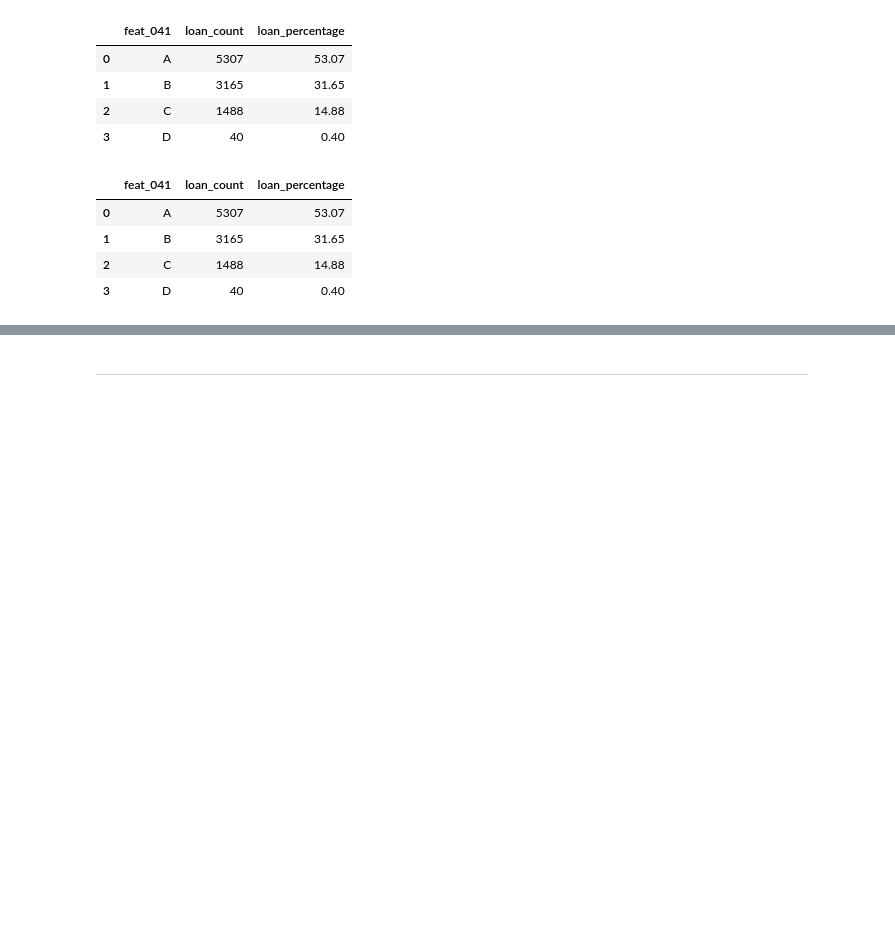
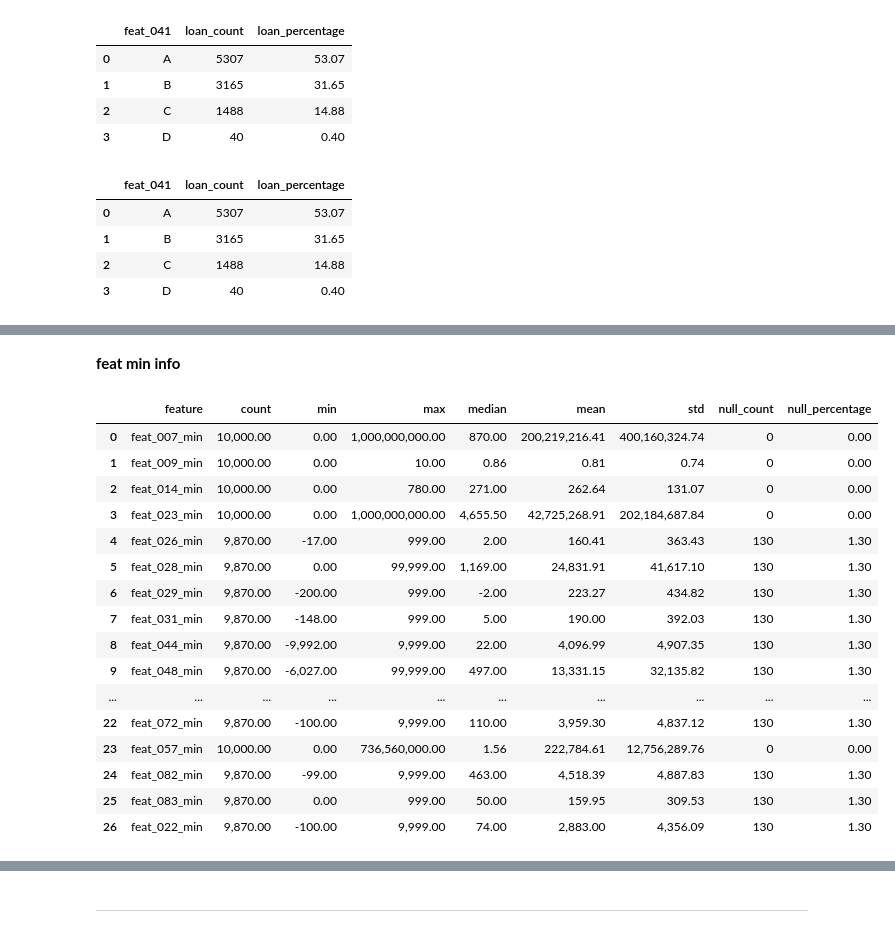
Before and after one commit to sunilramjali/credit_assessment, a Jupyter notebook: exploration/yhp_credit_exploration.ipynb, the cells around one changed output, grey strips where cells are left out. Drawn from its saved outputs; the diff is of its cells as text; code cells hidden in the pictures; blank space fills up the shorter version.

```diff
--- a/exploration/yhp_credit_exploration.ipynb
+++ b/exploration/yhp_credit_exploration.ipynb
@@ -926,0 +978,44 @@ analyse_feature_by_loss(loans, features, "feat_041", top_n=20, include_missing=F
+# %% [markdown]
+**feat min info**
+# %%
+pd.set_option("display.float_format", "{:,.2f}".format) # improve readability for data with power (e)
+# %%
+def summarise_feature_group(features, feature_groups, group_name):
+    """Summarise a named group of feature columns."""
+    feature_columns = feature_groups[group_name]
+    selected_features = features[feature_columns]
+
+    summary = (
+        selected_features
+        .agg(["count", "min", "max", "median", "mean", "std"])
+        .T
+        .reset_index()
+        .rename(columns={"index": "feature"})
+    )
+
+    summary["null_count"] = selected_features.isna().sum().to_numpy()
+    summary["null_percentage"] = (
+        summary["null_count"] / len(selected_features) * 100
+    )
+
+    return summary
+# %%
+display(summarise_feature_group(features,feature_groups,"min"))
+# %% [output]
+|  | feature | count | min | max | median | mean | std | null_count | null_percentage |
+| 0 | feat_007_min | 10,000.00 | 0.00 | 1,000,000,000.00 | 870.00 | 200,219,216.41 | 400,160,324.74 | 0 | 0.00 |
+| 1 | feat_009_min | 10,000.00 | 0.00 | 10.00 | 0.86 | 0.81 | 0.74 | 0 | 0.00 |
+| 2 | feat_014_min | 10,000.00 | 0.00 | 780.00 | 271.00 | 262.64 | 131.07 | 0 | 0.00 |
+| 3 | feat_023_min | 10,000.00 | 0.00 | 1,000,000,000.00 | 4,655.50 | 42,725,268.91 | 202,184,687.84 | 0 | 0.00 |
+| 4 | feat_026_min | 9,870.00 | -17.00 | 999.00 | 2.00 | 160.41 | 363.43 | 130 | 1.30 |
+| 5 | feat_028_min | 9,870.00 | 0.00 | 99,999.00 | 1,169.00 | 24,831.91 | 41,617.10 | 130 | 1.30 |
+| 6 | feat_029_min | 9,870.00 | -200.00 | 999.00 | -2.00 | 223.27 | 434.82 | 130 | 1.30 |
+| 7 | feat_031_min | 9,870.00 | -148.00 | 999.00 | 5.00 | 190.00 | 392.03 | 130 | 1.30 |
+| 8 | feat_044_min | 9,870.00 | -9,992.00 | 9,999.00 | 22.00 | 4,096.99 | 4,907.35 | 130 | 1.30 |
+| 9 | feat_048_min | 9,870.00 | -6,027.00 | 99,999.00 | 497.00 | 13,331.15 | 32,135.82 | 130 | 1.30 |
+| ... | ... | ... | ... | ... | ... | ... | ... | ... | ... |
+| 22 | feat_072_min | 9,870.00 | -100.00 | 9,999.00 | 110.00 | 3,959.30 | 4,837.12 | 130 | 1.30 |
+| 23 | feat_057_min | 10,000.00 | 0.00 | 736,560,000.00 | 1.56 | 222,784.61 | 12,756,289.76 | 0 | 0.00 |
+| 24 | feat_082_min | 9,870.00 | -99.00 | 9,999.00 | 463.00 | 4,518.39 | 4,887.83 | 130 | 1.30 |
+| 25 | feat_083_min | 9,870.00 | 0.00 | 999.00 | 50.00 | 159.95 | 309.53 | 130 | 1.30 |
+| 26 | feat_022_min | 9,870.00 | -100.00 | 9,999.00 | 74.00 | 2,883.00 | 4,356.09 | 130 | 1.30 |
```
Also changed, not shown: parts of 55 cells of this notebook, 6 other files.
